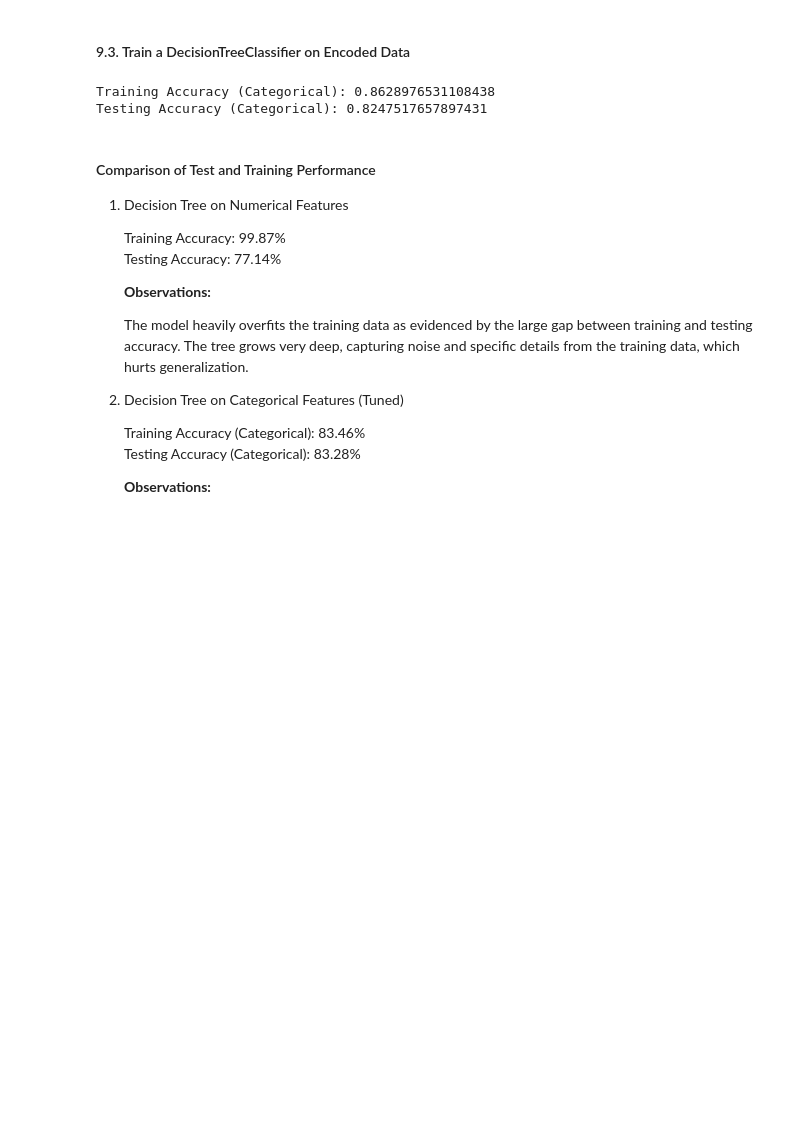
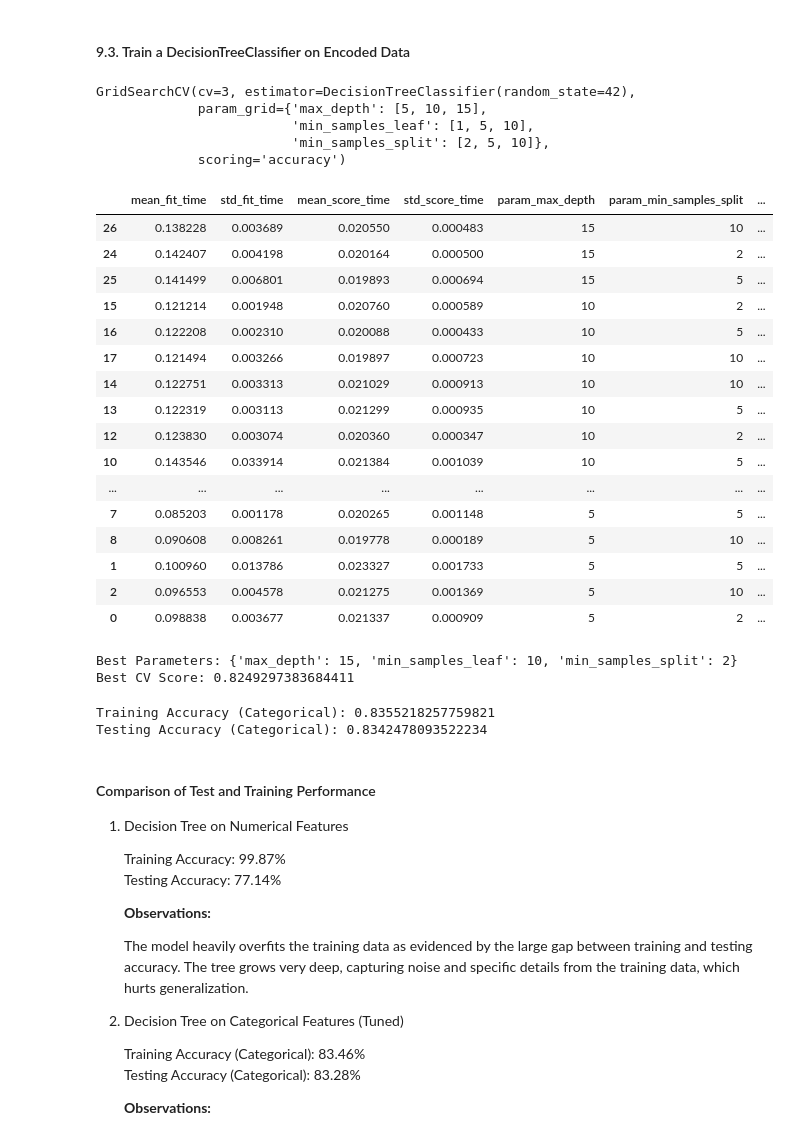
Before and after one commit to patorsiang/COMP8260_AI_System_Implementation, a Jupyter notebook: pc/2/index.ipynb, the cells around one changed output. Cells and saved outputs as stored; diff of their text form; code cells hidden in the pictures; blank space fills up the shorter version.

```diff
--- a/pc/2/index.ipynb
+++ b/pc/2/index.ipynb
@@ -244,8 +337,62 @@ X_test_enc Shape: (9769, 102)
 # %% [markdown]
 #### 9.3. Train a DecisionTreeClassifier on Encoded Data
+# %%
+param_grid = {
+    'max_depth': [5, 10, 15],
+    'min_samples_split': [2, 5, 10],
+    'min_samples_leaf': [1, 5, 10]
+}
+grid_search = GridSearchCV(DecisionTreeClassifier(random_state=42), param_grid, cv=3, scoring='accuracy')
+grid_search.fit(X_train_enc, y_train)
+# %% [output]
+GridSearchCV(cv=3, estimator=DecisionTreeClassifier(random_state=42),
+             param_grid={'max_depth': [5, 10, 15],
+                         'min_samples_leaf': [1, 5, 10],
+                         'min_samples_split': [2, 5, 10]},
+             scoring='accuracy')
+# %%
+# Get GridSearchCV results
+cv_results = pd.DataFrame(grid_search.cv_results_)
+
+# Select relevant columns
+cv_results = cv_results[
+    ["mean_fit_time", "std_fit_time", "mean_score_time", "std_score_time",
+     "param_max_depth", "param_min_samples_split", "param_min_samples_leaf",
+     "mean_test_score", "std_test_score", "rank_test_score"]
+]
+
+# Sort by best test score
+cv_results = cv_results.sort_values(by="rank_test_score")
+cv_results
+# %% [output]
+|  | mean_fit_time | std_fit_time | mean_score_time | std_score_time | param_max_depth | param_min_samples_split | ... |
+| 26 | 0.138228 | 0.003689 | 0.020550 | 0.000483 | 15 | 10 | ... |
+| 24 | 0.142407 | 0.004198 | 0.020164 | 0.000500 | 15 | 2 | ... |
+| 25 | 0.141499 | 0.006801 | 0.019893 | 0.000694 | 15 | 5 | ... |
+| 15 | 0.121214 | 0.001948 | 0.020760 | 0.000589 | 10 | 2 | ... |
+| 16 | 0.122208 | 0.002310 | 0.020088 | 0.000433 | 10 | 5 | ... |
+| 17 | 0.121494 | 0.003266 | 0.019897 | 0.000723 | 10 | 10 | ... |
+| 14 | 0.122751 | 0.003313 | 0.021029 | 0.000913 | 10 | 10 | ... |
+| 13 | 0.122319 | 0.003113 | 0.021299 | 0.000935 | 10 | 5 | ... |
+| 12 | 0.123830 | 0.003074 | 0.020360 | 0.000347 | 10 | 2 | ... |
+| 10 | 0.143546 | 0.033914 | 0.021384 | 0.001039 | 10 | 5 | ... |
+| ... | ... | ... | ... | ... | ... | ... | ... |
+| 7 | 0.085203 | 0.001178 | 0.020265 | 0.001148 | 5 | 5 | ... |
+| 8 | 0.090608 | 0.008261 | 0.019778 | 0.000189 | 5 | 10 | ... |
+| 1 | 0.100960 | 0.013786 | 0.023327 | 0.001733 | 5 | 5 | ... |
+| 2 | 0.096553 | 0.004578 | 0.021275 | 0.001369 | 5 | 10 | ... |
+| 0 | 0.098838 | 0.003677 | 0.021337 | 0.000909 | 5 | 2 | ... |
+# %%
+print("\nBest Parameters:", grid_search.best_params_)
+print("Best CV Score:", grid_search.best_score_)
+# %% [output]
+Best Parameters: {'max_depth': 15, 'min_samples_leaf': 10, 'min_samples_split': 2}
+Best CV Score: 0.8249297383684411
 # %%
+best_params = grid_search.best_params_
+
 # Train a Decision Tree on the encoded categorical features
-clf_cat = DecisionTreeClassifier(random_state=42)
+clf_cat = DecisionTreeClassifier(**best_params, random_state=42)
 clf_cat.fit(X_train_enc, y_train)
 
 # Evaluate the model
@@ -255,8 +402,8 @@ test_accuracy_cat = accuracy_score(y_test, clf_cat.predict(X_test_enc))
 print("Training Accuracy (Categorical):", train_accuracy_cat)
 print("Testing Accuracy (Categorical):", test_accuracy_cat)
 # %% [output]
-Training Accuracy (Categorical): 0.8628976531108438
-Testing Accuracy (Categorical): 0.8247517657897431
+Training Accuracy (Categorical): 0.8355218257759821
+Testing Accuracy (Categorical): 0.8342478093522234
 # %% [markdown]
 #### Comparison of Test and Training Performance
 
```
Also changed, not shown: parts of 25 cells of this notebook, 16 other files.
